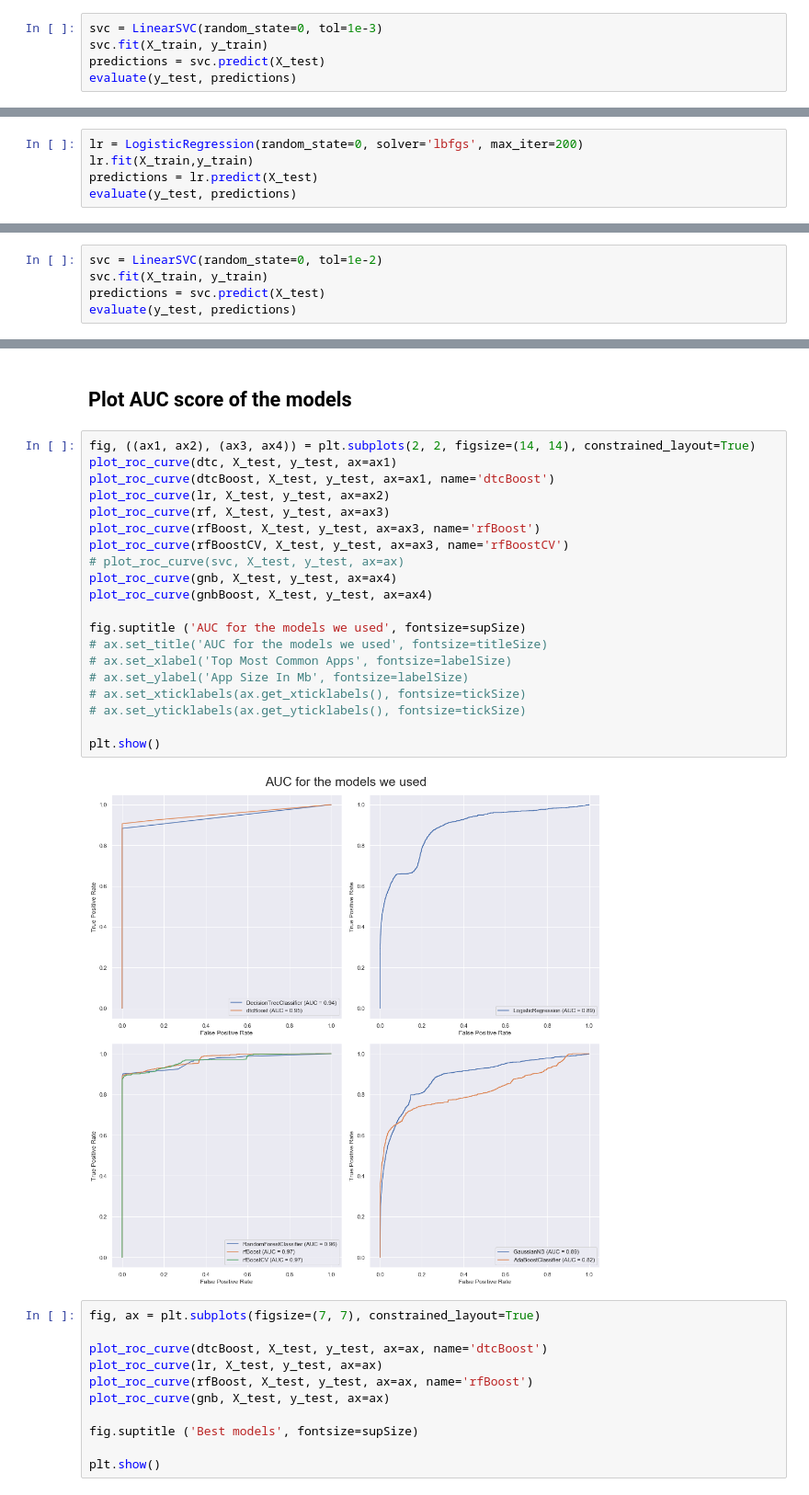
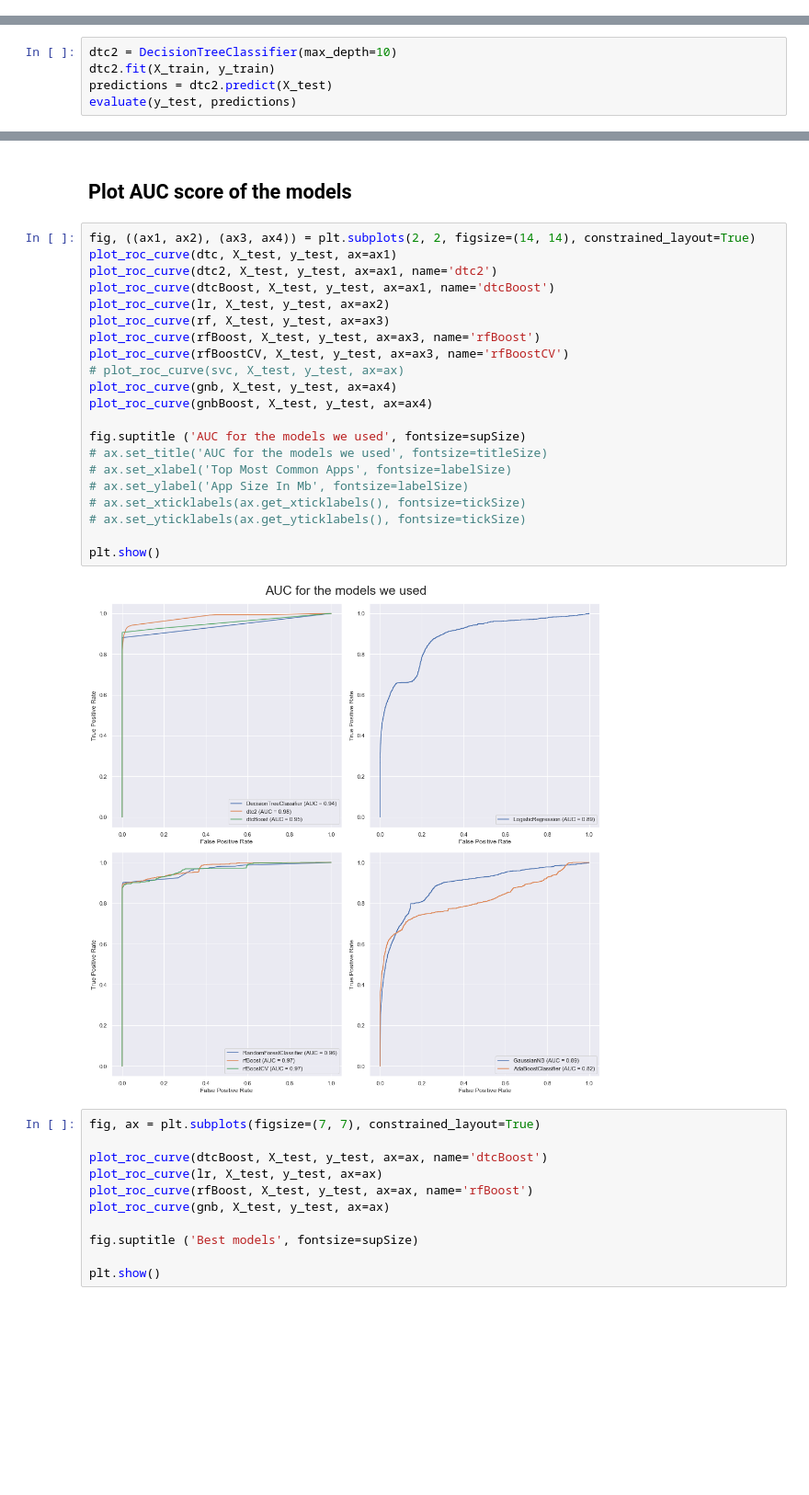
Before and after one commit to MtheEPIC/KaggleProj, a Jupyter notebook: CardTransaction.ipynb, the cells around one changed output, grey strips where cells are left out. Shown at 92% size. Drawn from its saved outputs; the diff is of its cells as text; blank space fills up the shorter version.

```diff
--- a/CardTransaction.ipynb
+++ b/CardTransaction.ipynb
@@ -511,5 +359,0 @@ weighted avg       1.00      1.00      1.00    554082
-# %%
-svc = LinearSVC(random_state=0, tol=1e-3)
-svc.fit(X_train, y_train)
-predictions = svc.predict(X_test)
-evaluate(y_test, predictions)
@@ -570,5 +359,0 @@ weighted avg       1.00      1.00      1.00    554082
-# %%
-lr = LogisticRegression(random_state=0, solver='lbfgs', max_iter=200)
-lr.fit(X_train,y_train)
-predictions = lr.predict(X_test)
-evaluate(y_test, predictions)
@@ -610,5 +359,0 @@ weighted avg       1.00      1.00      1.00    554082
-# %%
-svc = LinearSVC(random_state=0, tol=1e-2)
-svc.fit(X_train, y_train)
-predictions = svc.predict(X_test)
-evaluate(y_test, predictions)
@@ -871 +621,6 @@ confusion_matrix:
 weighted avg       1.00      1.00      1.00    554082
+# %%
+dtc2 = DecisionTreeClassifier(max_depth=10)
+dtc2.fit(X_train, y_train)
+predictions = dtc2.predict(X_test)
+evaluate(y_test, predictions)
@@ -945,25 +715,26 @@ weighted avg       1.00      0.68      0.80    554082
 # %%
 fig, ((ax1, ax2), (ax3, ax4)) = plt.subplots(2, 2, figsize=(14, 14), constrained_layout=True)
 plot_roc_curve(dtc, X_test, y_test, ax=ax1)
+plot_roc_curve(dtc2, X_test, y_test, ax=ax1, name='dtc2')
 plot_roc_curve(dtcBoost, X_test, y_test, ax=ax1, name='dtcBoost')
 plot_roc_curve(lr, X_test, y_test, ax=ax2)
 plot_roc_curve(rf, X_test, y_test, ax=ax3)
 plot_roc_curve(rfBoost, X_test, y_test, ax=ax3, name='rfBoost')
 plot_roc_curve(rfBoostCV, X_test, y_test, ax=ax3, name='rfBoostCV')
 # plot_roc_curve(svc, X_test, y_test, ax=ax)
 plot_roc_curve(gnb, X_test, y_test, ax=ax4)
 plot_roc_curve(gnbBoost, X_test, y_test, ax=ax4)
 
 fig.suptitle ('AUC for the models we used', fontsize=supSize)
 # ax.set_title('AUC for the models we used', fontsize=titleSize)
 # ax.set_xlabel('Top Most Common Apps', fontsize=labelSize)
 # ax.set_ylabel('App Size In Mb', fontsize=labelSize)
 # ax.set_xticklabels(ax.get_xticklabels(), fontsize=tickSize)
 # ax.set_yticklabels(ax.get_yticklabels(), fontsize=tickSize)
 
 plt.show()
 # %% [output]
-[figure, old version]
+[figure, new version]
 # %%
 fig, ax = plt.subplots(figsize=(7, 7), constrained_layout=True)
 
```
Also changed, not shown: parts of 71 cells of this notebook.
